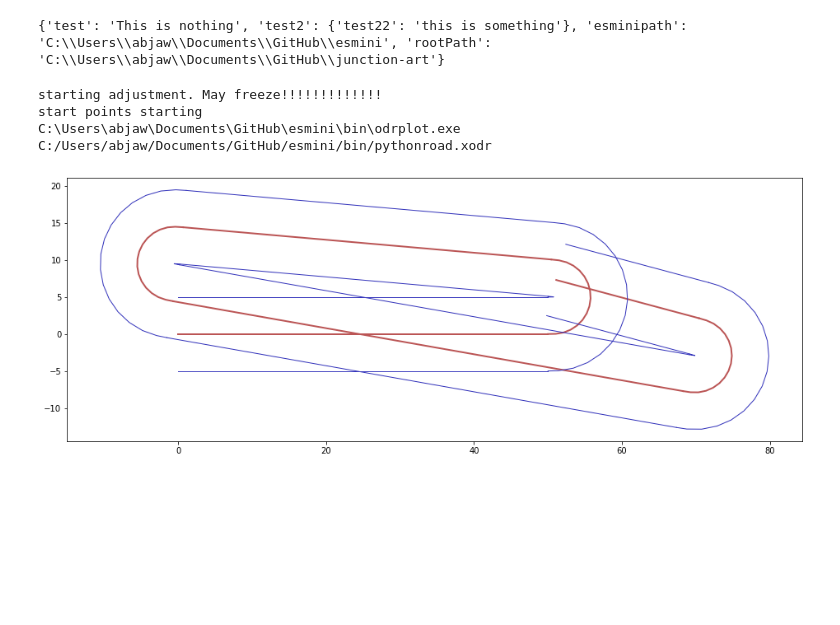
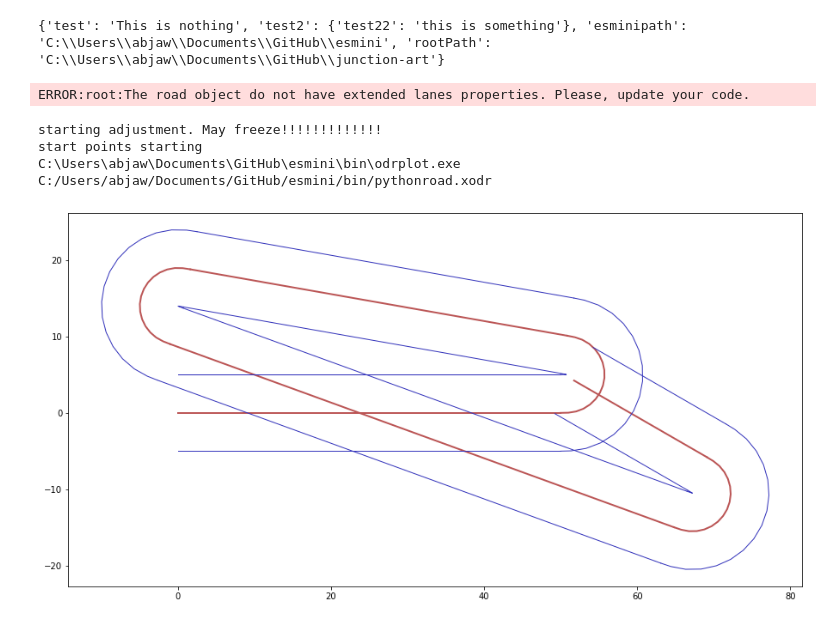
Before and after one commit to AugmentedDesignLab/junction-art, a Jupyter notebook: curvature_test/find_intersection.ipynb, the cells around one changed output. Saved outputs shown, nothing was run; the diff lists cells and outputs as text; code cells hidden in the pictures; blank space fills up the shorter version.

Commit message:
road intersection

```diff
--- a/curvature_test/find_intersection.ipynb
+++ b/curvature_test/find_intersection.ipynb
@@ -27,7 +29,7 @@ esminiPath = configuration.get("esminipath")
 # %%
 #creating roads
 
-angle = 5
+angle = 10
 numberofLanes = 1
 laneOffset = 10
 curve, angle = angleCurvatureMap.getCurvatureForNonOverlappingRoads(angle, numberofLanes, laneOffset)
@@ -38,37 +40,38 @@ roads.append(pyodrx.create_straight_road(2, 50, n_lanes=numberofLanes, lane_offs
 roads.append(roadBuilder.createSimpleCurveWithLongArcWithLaneNumberandOffset(3, angle, False, curvature = curve, _n_lanes = numberofLanes, _lane_offset=laneOffset))
 roads.append(pyodrx.create_straight_road(4, 70, n_lanes=numberofLanes, lane_offset=laneOffset))
 roads.append(roadBuilder.createSimpleCurveWithLongArcWithLaneNumberandOffset(5, angle, False, curvature = curve, _n_lanes = numberofLanes, _lane_offset=laneOffset))
 roads.append(pyodrx.create_straight_road(6, 20, n_lanes=numberofLanes, lane_offset=laneOffset))
 
 
 roads[0].add_successor(pyodrx.ElementType.road,1,pyodrx.ContactPoint.start)
 
 roads[1].add_predecessor(pyodrx.ElementType.road,0,pyodrx.ContactPoint.end)
 roads[1].add_successor(pyodrx.ElementType.road,2,pyodrx.ContactPoint.start)
 
 roads[2].add_predecessor(pyodrx.ElementType.road,1,pyodrx.ContactPoint.end)
 roads[2].add_successor(pyodrx.ElementType.road,3,pyodrx.ContactPoint.start)
 
 roads[3].add_predecessor(pyodrx.ElementType.road,2,pyodrx.ContactPoint.end)
 roads[3].add_successor(pyodrx.ElementType.road,4,pyodrx.ContactPoint.start)
 
 roads[4].add_predecessor(pyodrx.ElementType.road,3,pyodrx.ContactPoint.end)
 roads[4].add_successor(pyodrx.ElementType.road,5,pyodrx.ContactPoint.start)
 
 roads[5].add_predecessor(pyodrx.ElementType.road,4,pyodrx.ContactPoint.end)
 roads[5].add_successor(pyodrx.ElementType.road,6,pyodrx.ContactPoint.start)
 
 roads[6].add_predecessor(pyodrx.ElementType.road,5,pyodrx.ContactPoint.end)
 
 odrName = "curve_test"
 
 odr = extensions.createOdr(odrName, roads, [])
 extensions.view_road(odr, esminiPath)
 # %% [output]
-starting adjustment. May freeze!!!!!!!!!!!!!
-start points starting
-C:\Users\abjaw\Documents\GitHub\esmini\bin\odrplot.exe C:/Users/abjaw/Documents/GitHub/esmini/bin/pythonroad.xodr
+ERROR:root:The road object do not have extended lanes properties. Please, update your code.
+starting adjustment. May freeze!!!!!!!!!!!!!
+start points starting
+C:\Users\abjaw\Documents\GitHub\esmini\bin\odrplot.exe C:/Users/abjaw/Documents/GitHub/esmini/bin/pythonroad.xodr
-[figure, old version]
+[figure, new version]
 # %%
 def find_intersection(road1, road2):
     if (road1.curveType == StandardCurveTypes.Line and road2.curveType == StandardCurveTypes.Line):
```
Also changed, not shown: parts of 9 cells of this notebook, 4 other files.
